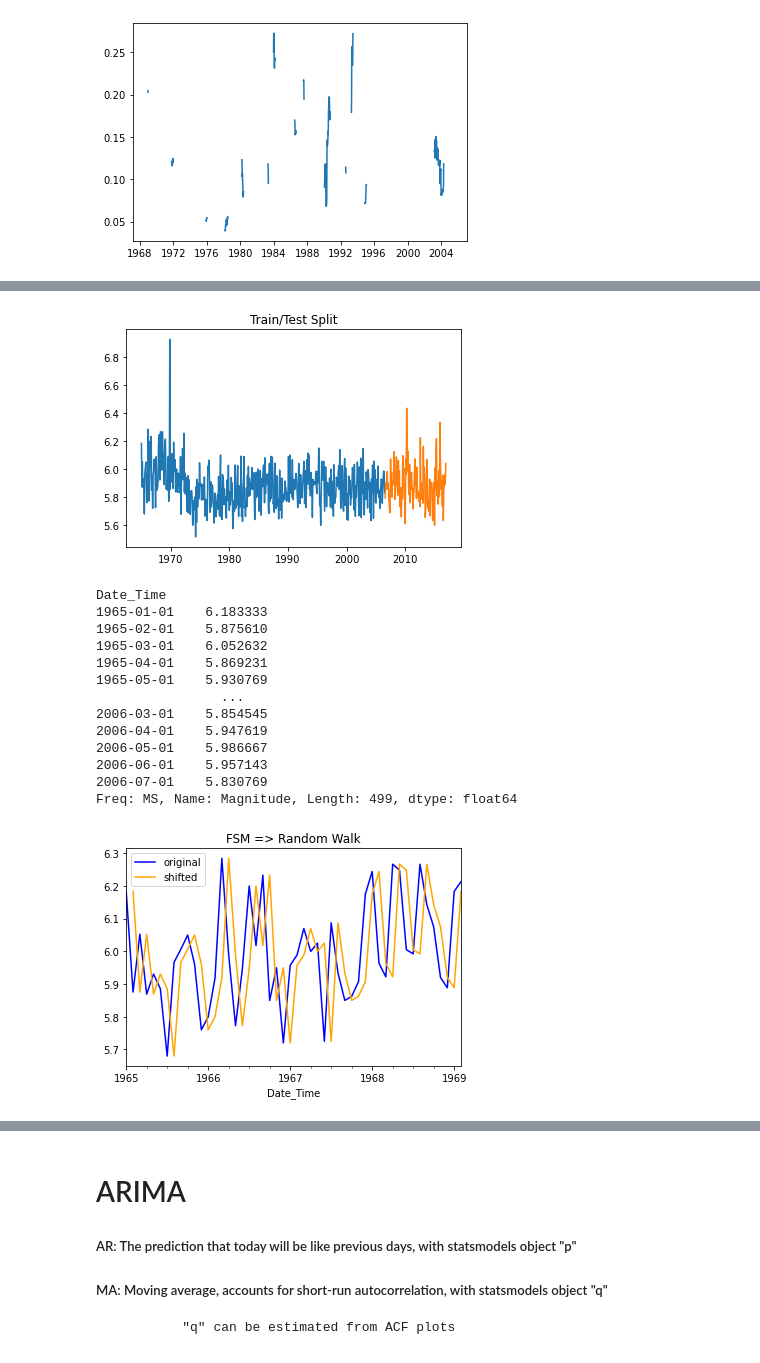
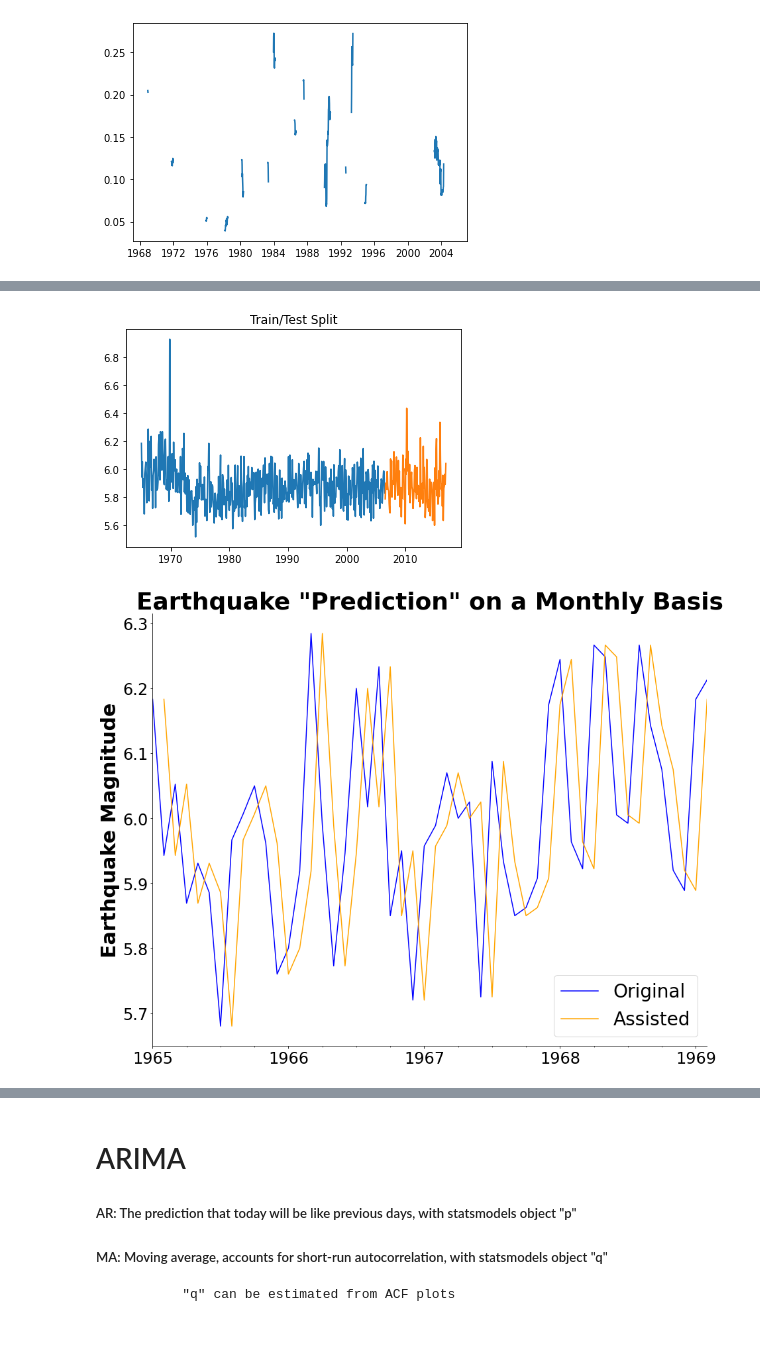
Before and after one commit to theobigdog/On-Shaky-Ground---Earthquakes-in-Asia, a Jupyter notebook: Flatiron Capstone - Earthquake Prediction.ipynb, the cells around one changed output, grey strips where cells are left out. Drawn from its saved outputs; the diff is of its cells as text; code cells hidden in the pictures.

```diff
--- a/Flatiron Capstone - Earthquake Prediction.ipynb
+++ b/Flatiron Capstone - Earthquake Prediction.ipynb
@@ -165,2 +144,2 @@ for i in range(len(df_lat_long['Latitude'])):
 # %%
-df_countries = pd.read_csv('data/fixed_countries.csv')
+df_countries = pd.read_csv('data/official_countries.csv')
@@ -208,10 +180,10 @@ This means that earthquakes in Asia accounted for 38.58% of the world total from
 # %%
 df_asian = df_countries[df_countries['In_Asia'] == 1].reset_index(drop=True)
 # %%
-#  Oops!  Extra indices from the two "big" engineered features.  Dropping:
+#  Oops!  Extra "index" column from the "big" engineered feature.  Dropping:
 
-drop_indices = ['Unnamed: 0','Unnamed: 0.1']
-df_asian = df_asian.drop(drop_indices, axis=1)
+drop_extra = ['Unnamed: 0']
+df_asian = df_asian.drop(drop_extra, axis=1)
 # %% [markdown]
 ### Plot of Asian Earthquakes
 # %%
@@ -428,31 +378,21 @@ ax.plot(train)
 ax.plot(test)
 ax.set_title('Train/Test Split');
 # %% [output]
-[figure, old version]
+[figure, new version]
-# %%
-train
-# %% [output]
-Date_Time
-1965-01-01    6.183333
-1965-02-01    5.875610
-1965-03-01    6.052632
-1965-04-01    5.869231
-1965-05-01    5.930769
-                ...
-2006-03-01    5.854545
-2006-04-01    5.947619
-2006-05-01    5.986667
-2006-06-01    5.957143
-2006-07-01    5.830769
-Freq: MS, Name: Magnitude, Length: 499, dtype: float64
 # %%
 random_walk = train.shift(1)
 # %%
-fig, ax = plt.subplots()
+fig, ax = plt.subplots(figsize=(15,12))
 
-train[0:50].plot(ax=ax, c='blue', label='original')
-random_walk[0:50].plot(ax=ax, c='orange', label='shifted')
-ax.set_title('FSM => Random Walk')
-ax.legend();
+train[0:50].plot(ax=ax, c='blue', label='Original')
+random_walk[0:50].plot(ax=ax, c='orange', label='Assisted')
+ax.set_title('Earthquake "Prediction" on a Monthly Basis', fontsize=36, fontweight='bold')
+sns.despine(right=True,top=True)
+plt.ylabel('Earthquake Magnitude', fontsize=30, fontweight='bold')
+plt.yticks(fontsize=24)
+plt.xlabel('')
+plt.xticks(fontsize=24)
+ax.legend(fontsize=28,loc='lower right');
+# plt.savefig('images/random_walk.png', dpi=300)
 # %% [output]
-[figure, old version]
+[figure, new version]
```
Also changed, not shown: parts of 101 cells of this notebook, 5 other files.
